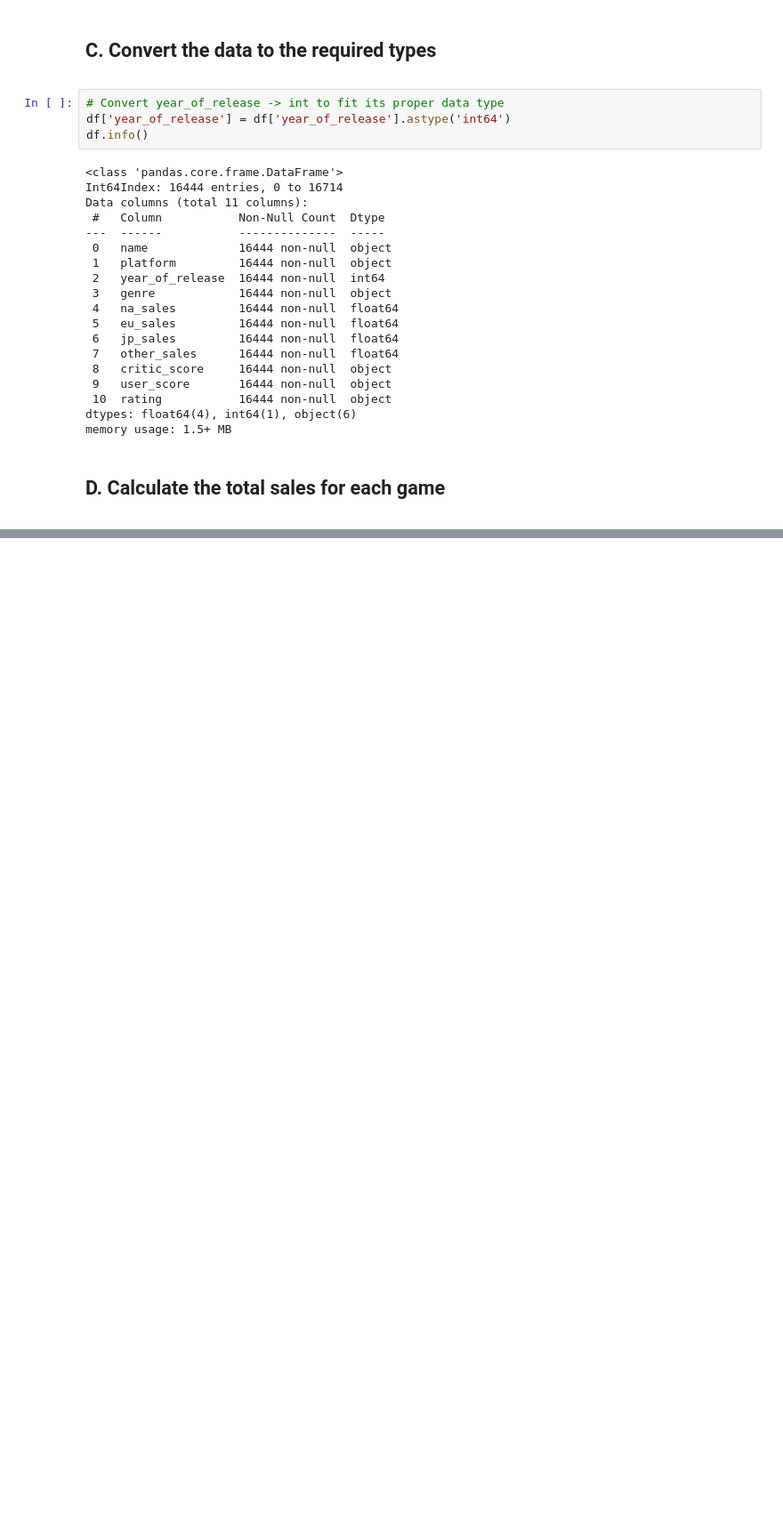
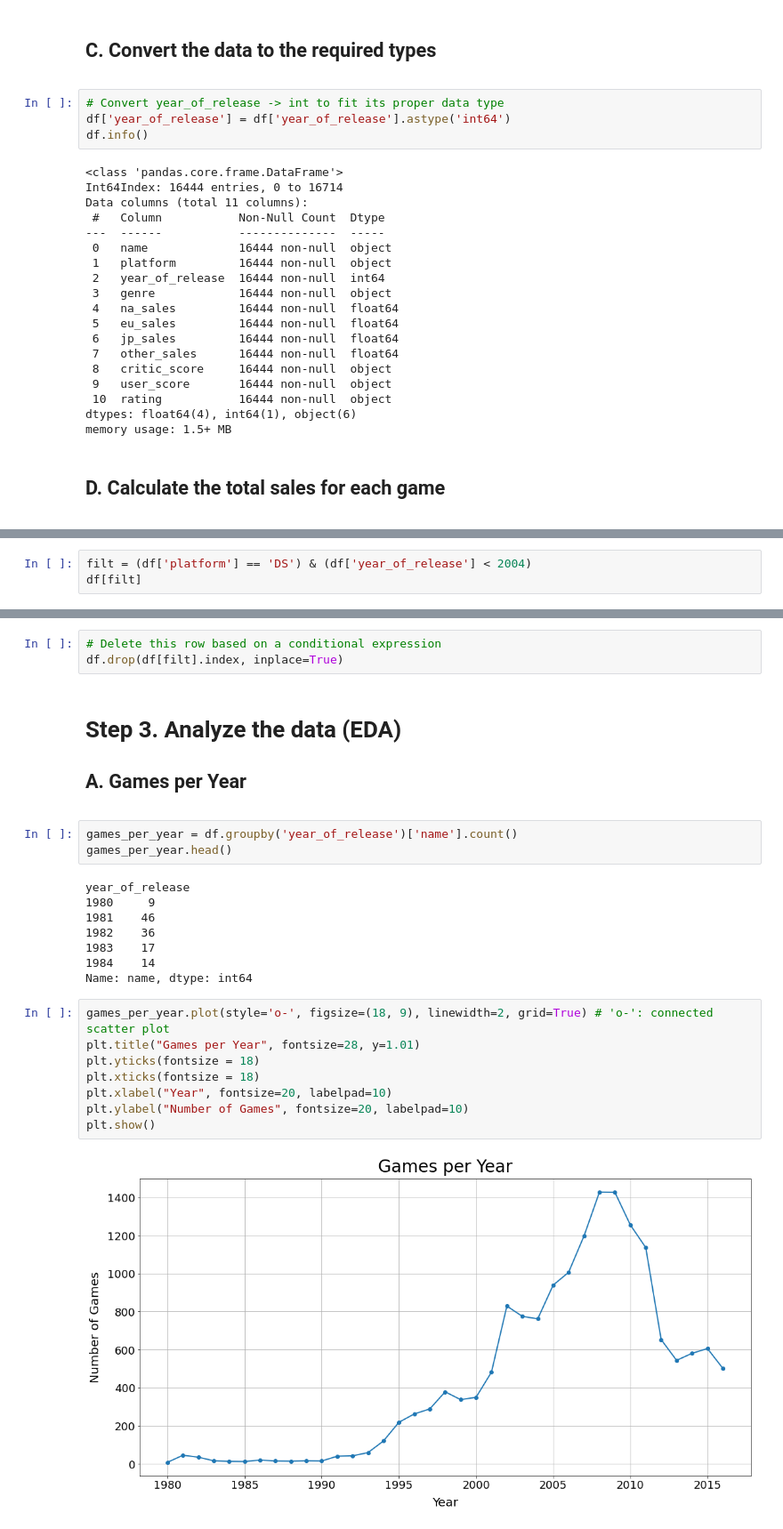
Before and after one commit to bar-benjamin/video-game-sales, a Jupyter notebook: video_game_sales.ipynb, the cells around one changed output, grey strips where cells are left out. Shown at 89% size. Saved outputs shown, nothing was run; the diff lists cells and outputs as text; blank space fills up the shorter version.

```diff
--- a/video_game_sales.ipynb
+++ b/video_game_sales.ipynb
@@ -199,0 +212,3 @@ df.head()
+# %%
+filt = (df['platform'] == 'DS') & (df['year_of_release'] < 2004)
+df[filt]
@@ -199,0 +218,30 @@ df.head()
+# %%
+# Delete this row based on a conditional expression
+df.drop(df[filt].index, inplace=True)
+# %% [markdown]
+# Step 3. Analyze the data (EDA)
+
+## A. Games per Year
+
+<a id="graphique1"></a>
+# %%
+games_per_year = df.groupby('year_of_release')['name'].count()
+games_per_year.head()
+# %% [output]
+year_of_release
+1980     9
+1981    46
+1982    36
+1983    17
+1984    14
+Name: name, dtype: int64
+# %%
+games_per_year.plot(style='o-', figsize=(18, 9), linewidth=2, grid=True) # 'o-': connected scatter plot
+plt.title("Games per Year", fontsize=28, y=1.01)
+plt.yticks(fontsize = 18)
+plt.xticks(fontsize = 18)
+plt.xlabel("Year", fontsize=20, labelpad=10)
+plt.ylabel("Number of Games", fontsize=20, labelpad=10)
+plt.show()
+# %% [output]
+[figure, added]
```
Also changed, not shown: parts of 14 cells of this notebook.
